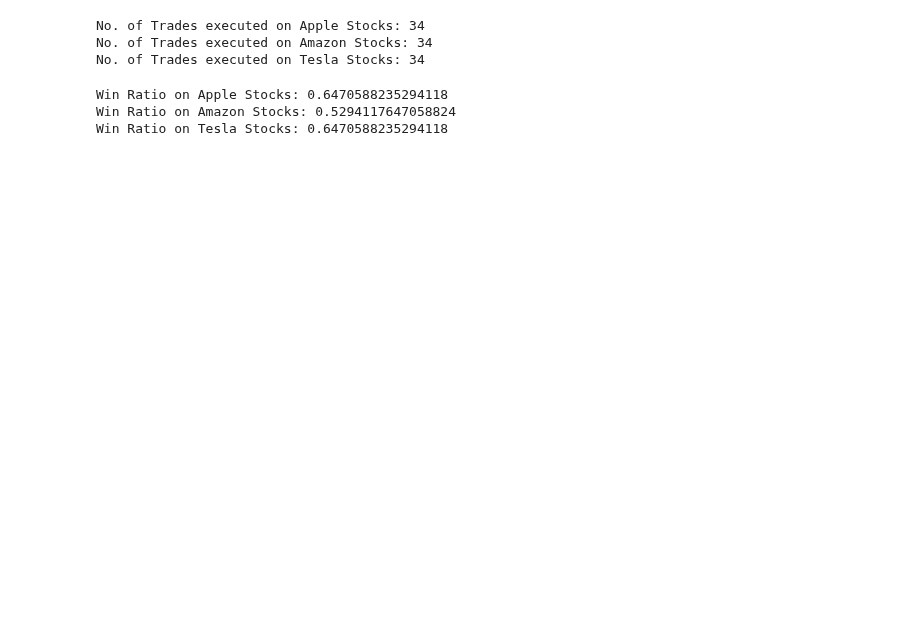
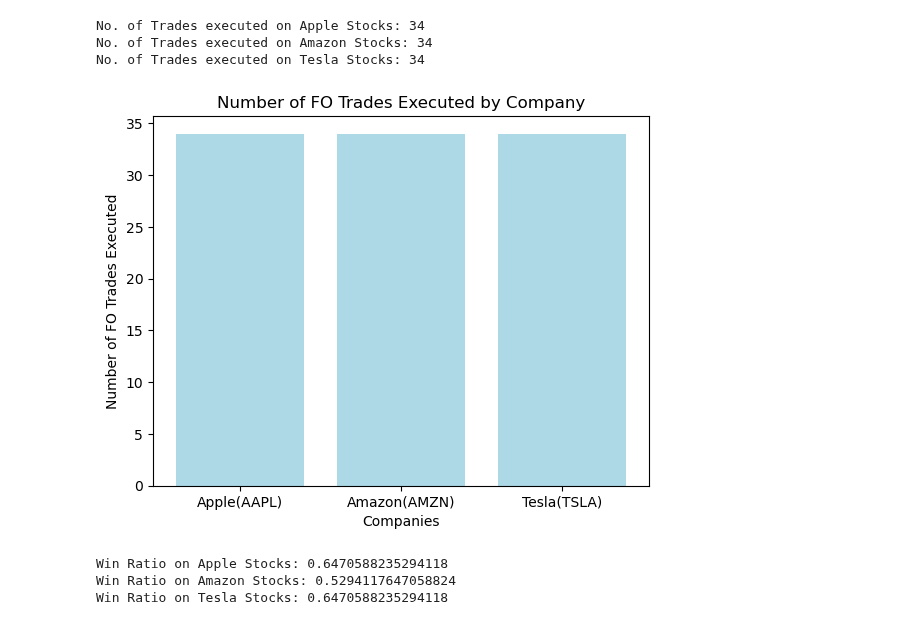
Before and after one commit to 37nomad/Stock-Sentiment-Analysis-Using-Machine-Learning, a Jupyter notebook: Finance_Project/Sentiment-Analysis - Copy.ipynb, the cells around one changed output. Drawn from its saved outputs; the diff is of its cells as text; code cells hidden in the pictures; blank space fills up the shorter version.

```diff
--- a/Finance_Project/Project2 - Copy.ipynb
+++ b/Finance_Project/Sentiment-Analysis - Copy.ipynb
@@ -1078,6 +1099,15 @@ print("No. of Trades executed on Tesla Stocks:",trades_tsla)
 No. of Trades executed on Apple Stocks: 34
 No. of Trades executed on Amazon Stocks: 34
 No. of Trades executed on Tesla Stocks: 34
+# %%
+comp_trades = [trades_aapl, trades_amzn, trades_tsla]
+plt.bar(company_names, comp_trades, color='#ADD8E6')
+plt.xlabel('Companies')
+plt.ylabel('Number of FO Trades Executed')
+plt.title('Number of FO Trades Executed by Company')
+plt.show()
+# %% [output]
+[figure, added]
 # %%
 print("Win Ratio on Apple Stocks:",s_trades_aapl/(trades_aapl/2))
 print("Win Ratio on Amazon Stocks:",s_trades_amzn/(trades_amzn/2))
```
Also changed, not shown: parts of 7 cells of this notebook, 1 other file.
